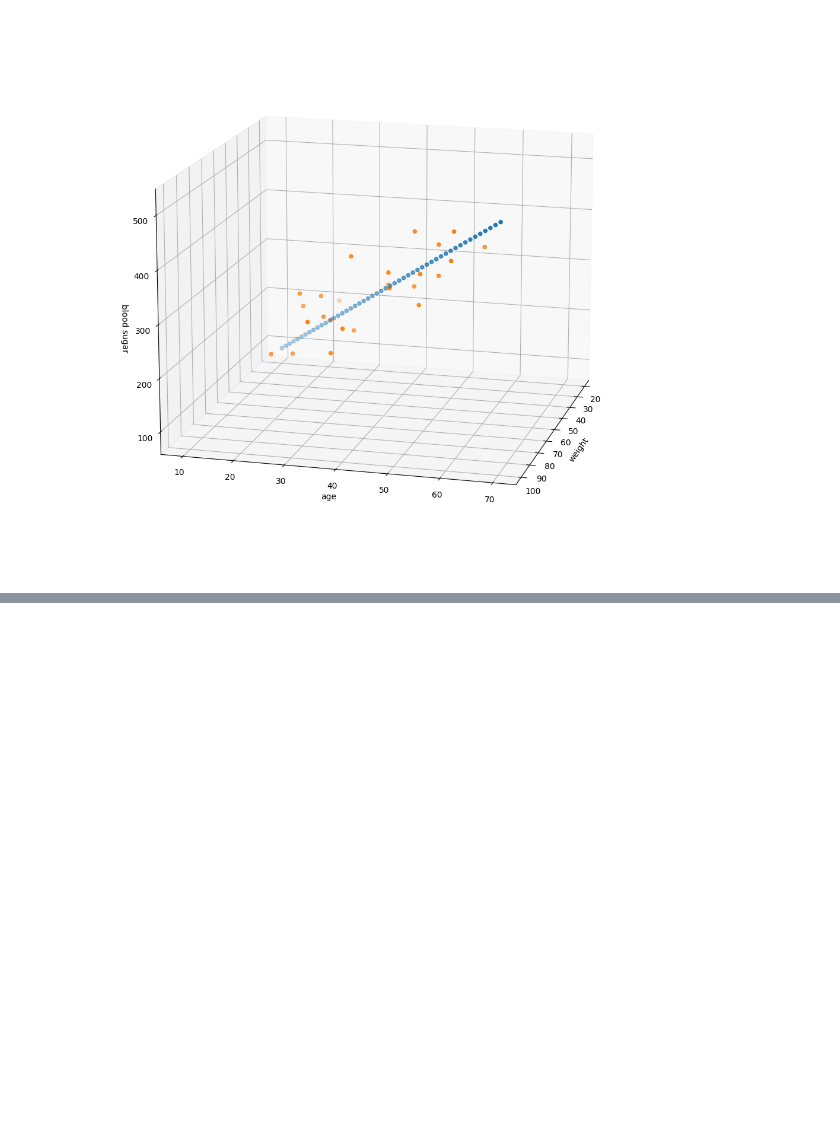
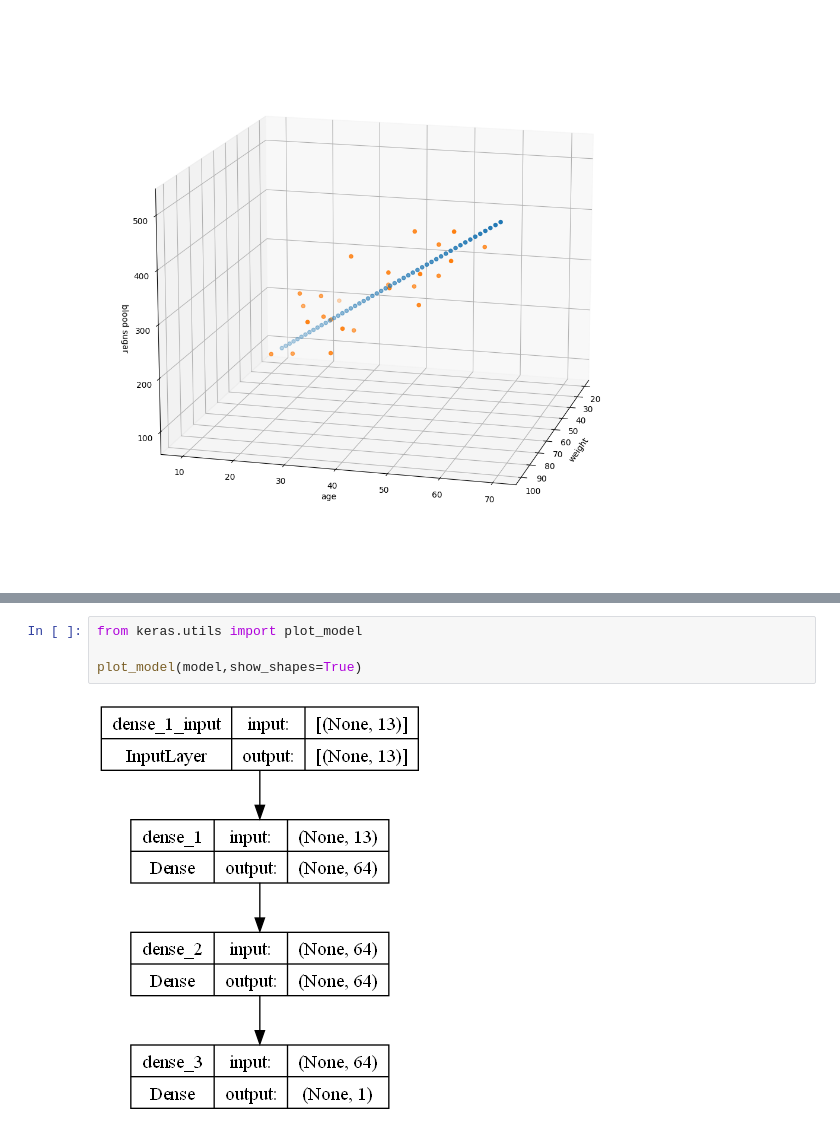
Before and after one commit to manki8908/Class_TJ_c22, a Jupyter notebook: python-인공신경망-tensorflow.ipynb, the cells around one changed output, grey strips where cells are left out. Cells and saved outputs as stored; diff of their text form; blank space fills up the shorter version.

```diff
--- a/python-인공신경망-tensorflow.ipynb
+++ b/python-인공신경망-tensorflow.ipynb
@@ -360,0 +542,6 @@ plt.show()
+# %%
+from keras.utils import plot_model
+
+plot_model(model,show_shapes=True)
+# %% [output]
+[figure, added]
```
Also changed, not shown: parts of 40 cells of this notebook, 26 other files.
